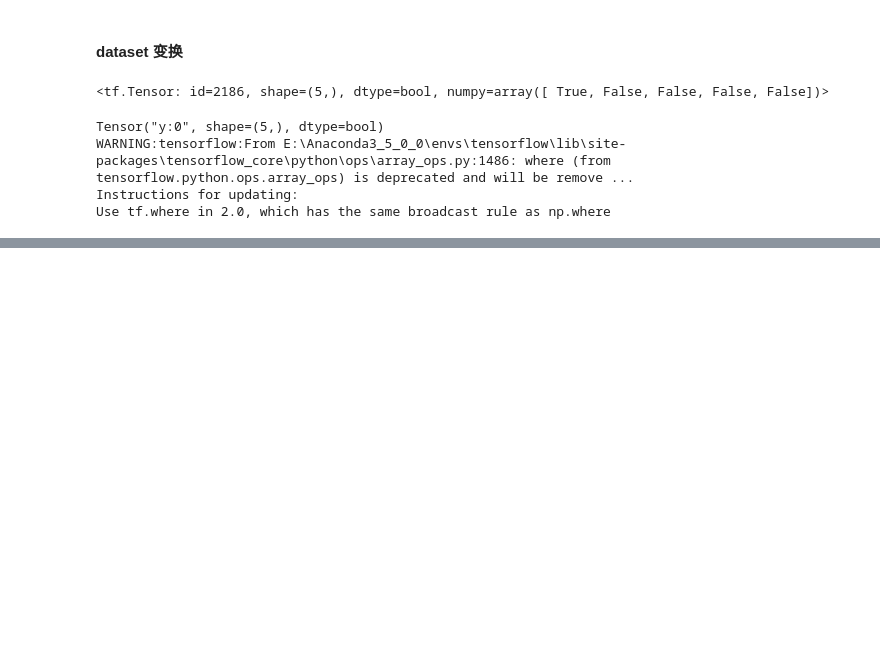
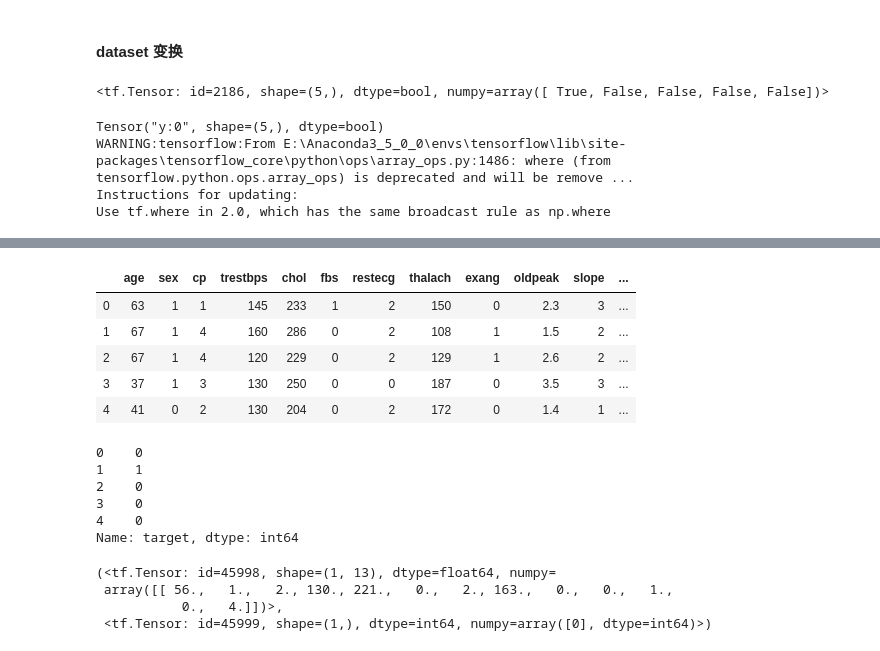
Before and after one commit to find-happiness/d2l-zh-tensorflow, a Jupyter notebook: code/chapter04/dataset.ipynb, the cells around one changed output, grey strips where cells are left out. Saved outputs shown, nothing was run; the diff lists cells and outputs as text; code cells hidden in the pictures; blank space fills up the shorter version.

```diff
--- a/code/chapter04/dataset.ipynb
+++ b/code/chapter04/dataset.ipynb
@@ -193,0 +273,4 @@ Epoch 3/3
+# %%
+# 将类别数据数值化
+df_heart['thal'] = pd.Categorical(df_heart['thal'])
+df_heart['thal']
@@ -193,0 +291,21 @@ Epoch 3/3
+# %%
+df_heart['thal'] =  df_heart['thal'].cat.codes
+# %%
+df_heart.head()
+# %% [output]
+|  | age | sex | cp | trestbps | chol | fbs | restecg | thalach | exang | oldpeak | slope | ... |
+| 0 | 63 | 1 | 1 | 145 | 233 | 1 | 2 | 150 | 0 | 2.3 | 3 | ... |
+| 1 | 67 | 1 | 4 | 160 | 286 | 0 | 2 | 108 | 1 | 1.5 | 2 | ... |
+| 2 | 67 | 1 | 4 | 120 | 229 | 0 | 2 | 129 | 1 | 2.6 | 2 | ... |
+| 3 | 37 | 1 | 3 | 130 | 250 | 0 | 0 | 187 | 0 | 3.5 | 3 | ... |
+| 4 | 41 | 0 | 2 | 130 | 204 | 0 | 2 | 172 | 0 | 1.4 | 1 | ... |
+# %%
+lable = df_heart.pop("target")
+lable.head()
+# %% [output]
+0    0
+1    1
+2    0
+3    0
+4    0
+Name: target, dtype: int64
@@ -193,0 +316,8 @@ Epoch 3/3
+# %%
+x,y = next(iter(dataset_3))
+x,y
+# %% [output]
+(<tf.Tensor: id=45998, shape=(1, 13), dtype=float64, numpy=
+ array([[ 56.,   1.,   2., 130., 221.,   0.,   2., 163.,   0.,   0.,   1.,
+           0.,   4.]])>,
+ <tf.Tensor: id=45999, shape=(1,), dtype=int64, numpy=array([0], dtype=int64)>)
```
Also changed, not shown: parts of 55 cells of this notebook.
